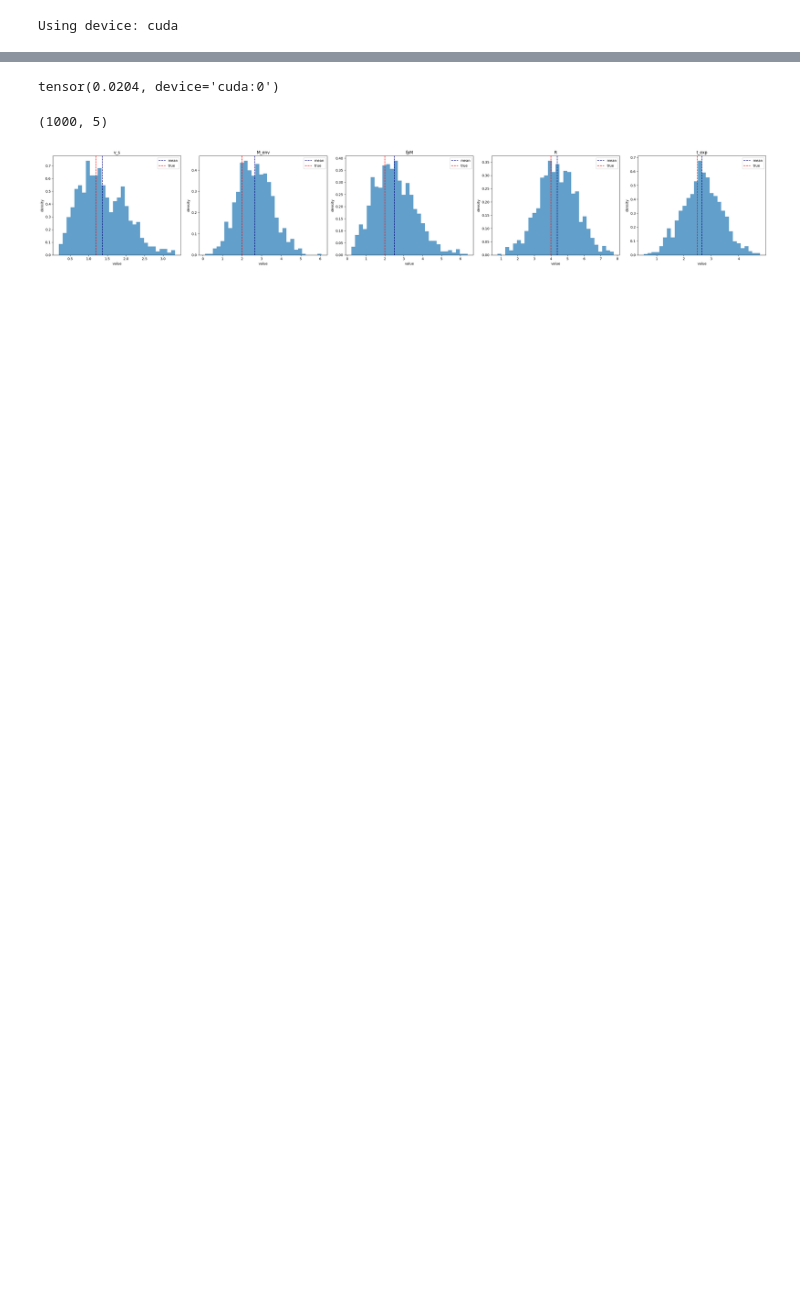
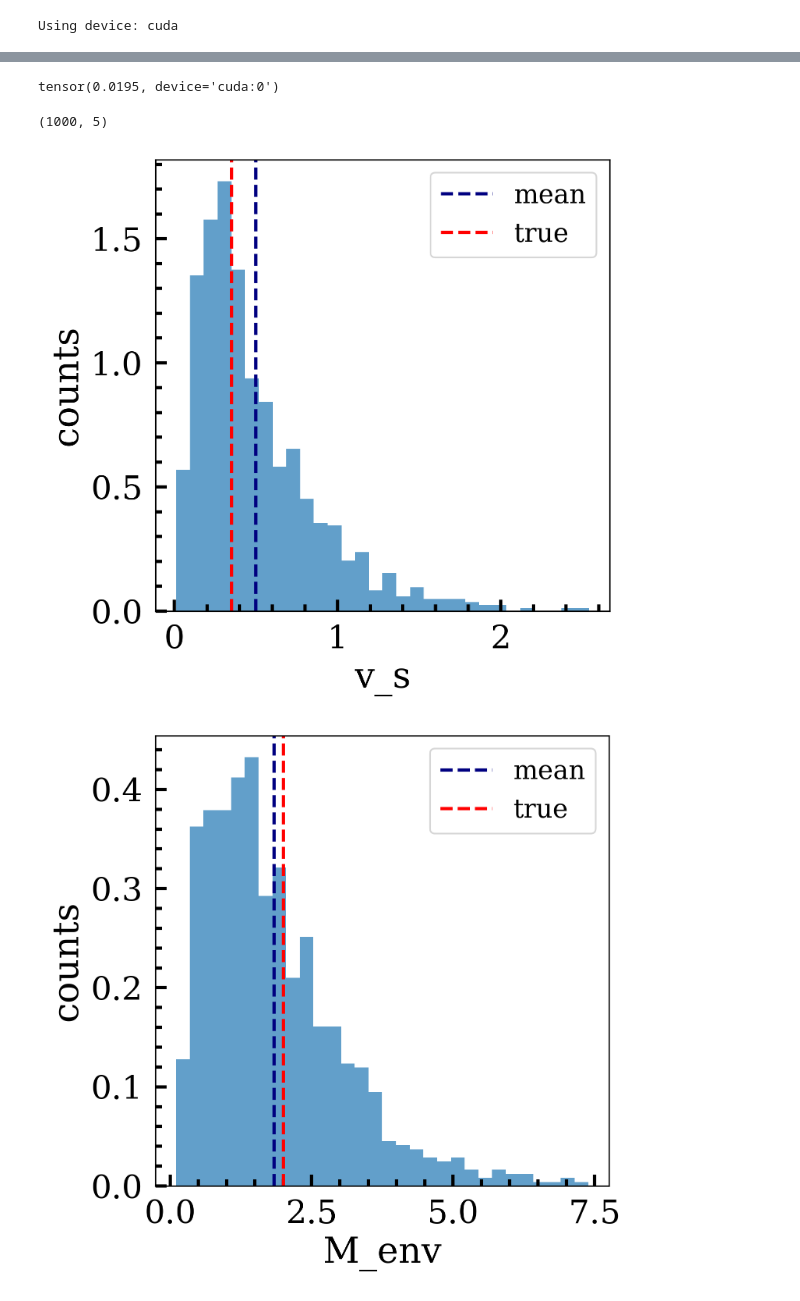
Before and after one commit to gsmteixeira/pilca, a Jupyter notebook: notebooks/05_testing_early_stop_and_no_relu_loss.ipynb, the cells around one changed output, grey strips where cells are left out. Drawn from its saved outputs; the diff is of its cells as text; code cells hidden in the pictures; blank space fills up the shorter version.

```diff
--- a/notebooks/05_testing_early_stop_and_no_relu_loss.ipynb
+++ b/notebooks/05_testing_early_stop_and_no_relu_loss.ipynb
@@ -27,14 +24,13 @@ The autoreload extension is already loaded. To reload it, use:
 # %%
-all_filters = ["z", "y", "i", "r", "g", "u", "uvw1"][::-1]#[-2:]  # from red to UV
-mjd_array = np.linspace(3, 13, 600)
-
+all_filters = ["y", "z",  "i", "r", "g", "u"][::-1]#[-2:]  # from red to UV
+mjd_array = np.linspace(3, 15, 100)
 
 filter_combinations = [all_filters[:i+1] for i in range(len(all_filters))]
 
-max_days = 7
+max_days = 12
 time_spans = np.arange(1, max_days + 1)  # [1, 2, ..., 10]
 
-model_parameters = [1.2, 2., 2., 4.0, 2.5]
+model_parameters = [.35, 2., .2, 4.0, 2.5]
 
 # --- setup light curve builder ---
 builder = ut.LCBuilder(
@@ -59,7 +67,7 @@ def get_filter_mask(lc, filters):
     return fmask
 
 lc_subset = lc.where(MJD_max=lc["MJD"].min() + max_days)
-lc_subset = lc_subset[get_filter_mask(lc_subset, filter_combinations[3])]
+lc_subset = lc_subset[get_filter_mask(lc_subset, filter_combinations[-1])]
 device = torch.device("cuda" if torch.cuda.is_available() else "cpu")
 print("Using device:", device)
 
@@ -74,10 +82,11 @@ model_save_dir = os.path.join(ut.storage_parent_path, "models", nn_model_name)
 
 nn_model = tp.MultiFilterBNN(x_data=X_DATA,
                             filters_mask=filters_mask,
-                            param_dim=4,
+                            param_dim=5,
                             hidden_dim=16,
-                            n_filter_layers=1,
-                            n_combined_layers=2).to(device)
+                            n_filter_layers=2,
+                            n_combined_layers=2,
+                            dropout_rate=0.).to(device)
 
 criterion = tp.ModifiedSC4Loss(ufilters=ufilters,
                                z=lc.meta["redshift"],
@@ -92,7 +101,7 @@ scheduler = torch.optim.lr_scheduler.StepLR(optimizer,
 trainer = tp.Trainer(model=nn_model,
                     criterion=criterion,
                     epochs=2000,
-                    n_samples_loss=50,
+                    n_samples_loss=100,
                     optimizer=optimizer,
                     scheduler=scheduler,
                     verbose_step=1,
@@ -100,7 +109,7 @@ trainer = tp.Trainer(model=nn_model,
                     es_kwargs={"use_es":True,
                                "patience":200,
                                "save_best_loss":True},
-                    change_loss=True)
+                    change_loss=False)
 
 history = trainer.train()
 # %% [output]
@@ -124,7 +134,7 @@ Loss:                     -33.082224
 # %%
 torch.mean(X_DATA[:,2])
 # %% [output]
-tensor(0.0204, device='cuda:0')
+tensor(0.0195, device='cuda:0')
 # %%
 samples = []
 for i in range(1000):
@@ -135,23 +145,27 @@ print(samples.shape)
 # %% [output]
 (1000, 5)
 # %%
-param_names = ["v_s", "M_env", "fpM",  "R", "t_exp"]
+import utils.paper_plot_style as pps
+pps.set_plot_style()
+
+param_names = ["v_s", "M_env","fpM",  "R", "t_exp"]
 mean = samples.mean(0)
 std = samples.std(0)
 true = builder.model_parameters
-fig, axes = plt.subplots(1, 5, figsize=(30, 5))
+# fig, axes = plt.subplots(1, 5, figsize=(30, 5), dpi=300)
 for i, name in enumerate(param_names):
-    axes[i].hist(samples[:, i], bins=30, density=True, color="tab:blue", alpha=0.7)
-    axes[i].axvline(mean[i], color="navy", linestyle="--", label="mean")
-    axes[i].axvline(true[i], color="red", linestyle="--", label="true")
+    fig, axes = plt.subplots(1, 1, figsize=(5, 5), dpi=300)
+    axes.hist(samples[:, i], bins=30, density=True, color="tab:blue", alpha=0.7)
+    axes.axvline(mean[i], color="navy", linestyle="--", label="mean", lw=2)
+    axes.axvline(true[i], color="red", linestyle="--", label="true", lw=2)
 
 
-    axes[i].set_title(name)
-    axes[i].set_xlabel("value")
-    axes[i].set_ylabel("density")
-    axes[i].legend()
+    axes.set_xlabel(name)
+    axes.set_ylabel("counts")
+    axes.legend()
 
 plt.tight_layout()
 plt.show()
 # %% [output]
-[figure, old version]
+[figure, new version]
+[figure, added]
```
Also changed, not shown: parts of 10 cells of this notebook, 5 other files.
